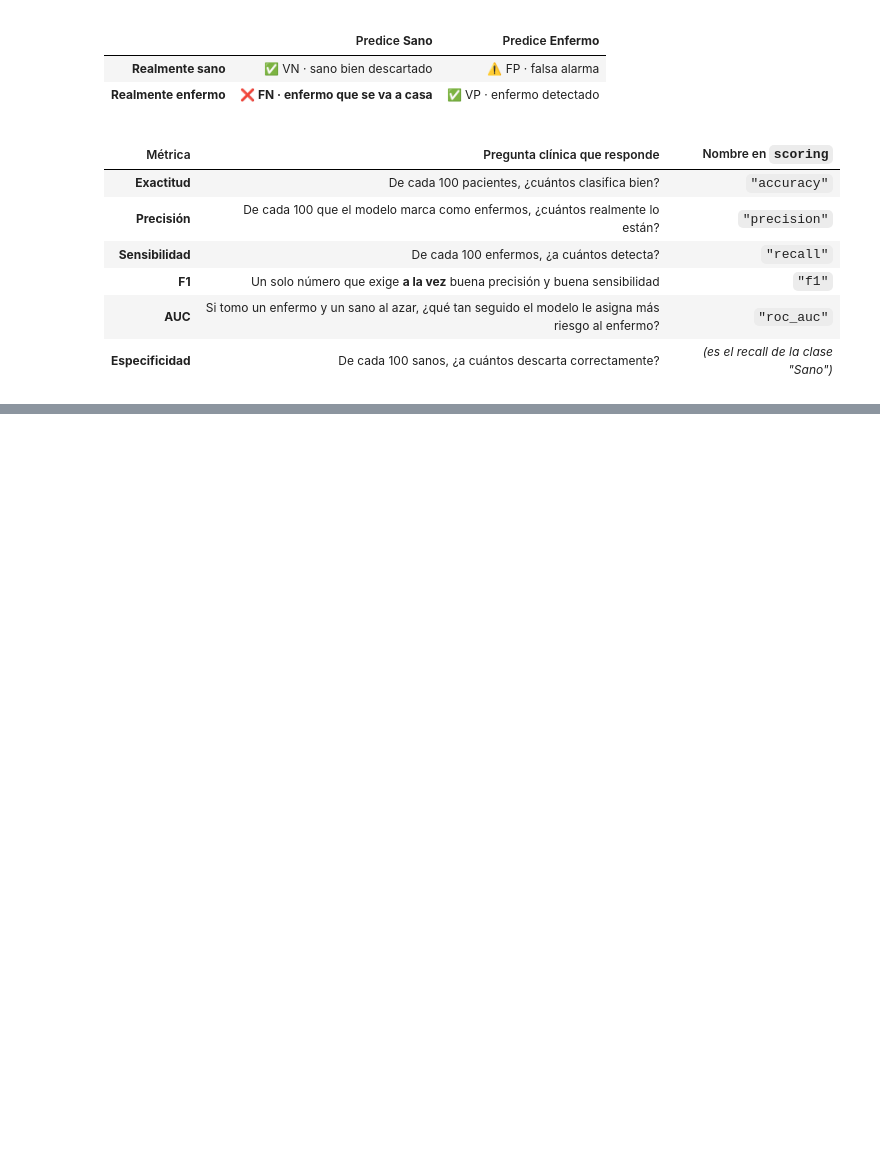
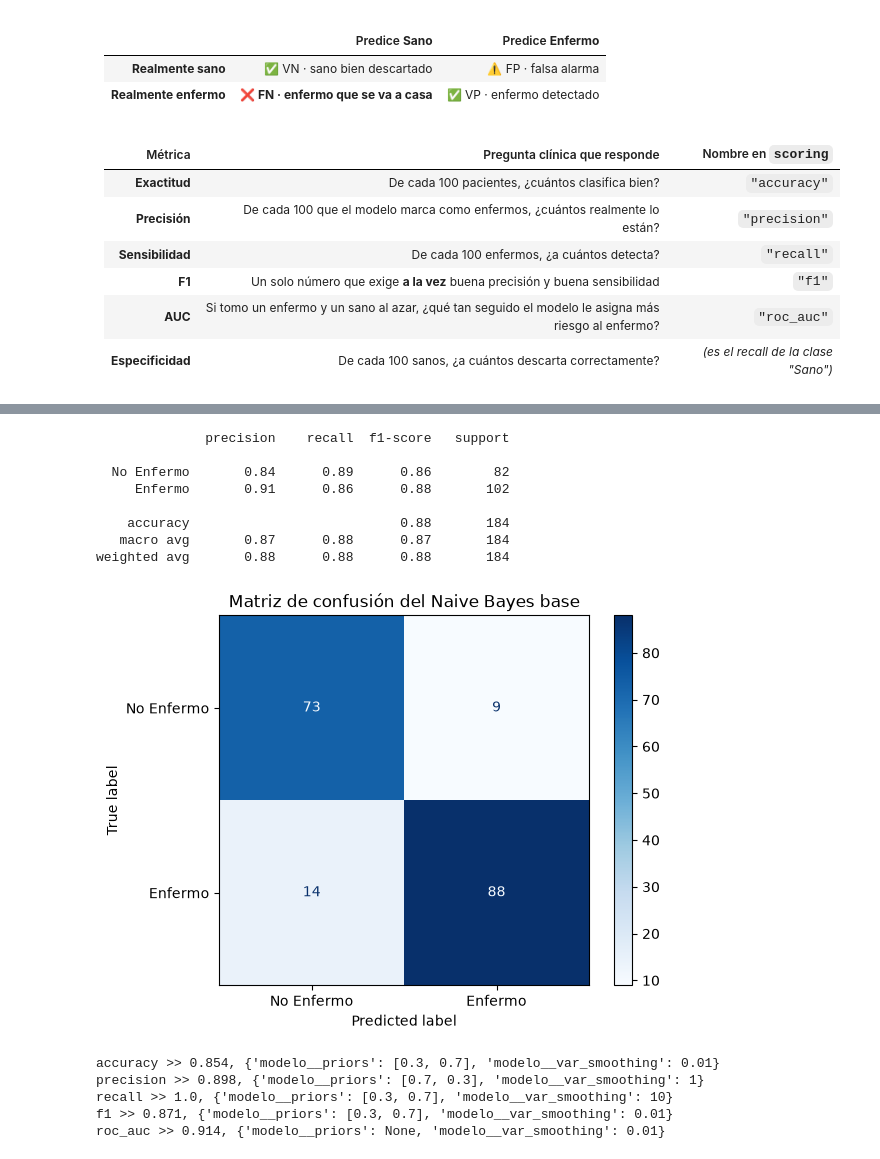
Before and after one commit to GusBR19/Pacticas_Inteligencia_Artificial, a Jupyter notebook: Practicas_2do_Parcial/Practica_SVM.ipynb, the cells around one changed output, grey strips where cells are left out. Cells and saved outputs as stored; diff of their text form; code cells hidden in the pictures; blank space fills up the shorter version.

```diff
--- a/Practicas_2do_Parcial/Practica_SVM.ipynb
+++ b/Practicas_2do_Parcial/Practica_SVM.ipynb
@@ -293,0 +408,19 @@ SyntaxError: invalid syntax (893671998.py, line 1)
+# %%
+valores_C = [0.001, 0.01, 0.1, 1, 10, 100]
+
+rejilla_svm = [
+    {"modelo__kernel":       ["linear"],
+     "modelo__C":            valores_C,
+     "modelo__class_weight": [None, "balanced"]},
+
+    {"modelo__kernel":       ["rbf"],
+     "modelo__C":            valores_C,
+     "modelo__gamma":        ["scale", 0.01, 0.1],
+     "modelo__class_weight": [None, "balanced"]},
+]
+# %%
+for metrica in metricas:
+    busqueda = GridSearchCV(svm_base, rejilla_svm, scoring= metrica, cv=5, n_jobs= -1)
+    busqueda.fit(X_train, y_train)
+    mejores_modelos[metrica] = busqueda.best_estimator_
+    print(f'{metrica} >> {round(busqueda.best_score_, 3)}, {busqueda.best_params_}')
@@ -293,0 +433,12 @@ SyntaxError: invalid syntax (893671998.py, line 1)
+# %%
+# Creando el modelo base
+from sklearn.naive_bayes import GaussianNB
+
+# Pipeline: preparación → modelo
+nb_base = Pipeline([
+    ("prep",   prep),
+    ("modelo", GaussianNB())
+])
+
+# Ajustando modelo con valores por defecto
+nb_base.fit(X_train, y_train)
@@ -293,0 +458,19 @@ SyntaxError: invalid syntax (893671998.py, line 1)
+# %%
+y_pred = nb_base.predict(X_test)
+
+print(classification_report(y_test, y_pred,target_names=clases))
+
+ConfusionMatrixDisplay.from_predictions(y_test, y_pred, display_labels=clases, cmap='Blues')
+
+plt.title('Matriz de confusión del Naive Bayes base')
+plt.show()
+# %% [output]
+              precision    recall  f1-score   support
+
+  No Enfermo       0.84      0.89      0.86        82
+     Enfermo       0.91      0.86      0.88       102
+
+    accuracy                           0.88       184
+   macro avg       0.87      0.88      0.87       184
+weighted avg       0.88      0.88      0.88       184
+[figure, added]
@@ -293,0 +484,12 @@ SyntaxError: invalid syntax (893671998.py, line 1)
+# %%
+for metrica in metricas:
+    busqueda = GridSearchCV(nb_base, rejilla_nb, scoring= metrica, cv=5, n_jobs= -1)
+    busqueda.fit(X_train, y_train)
+    mejores_modelos[metrica] = busqueda.best_estimator_
+    print(f'{metrica} >> {round(busqueda.best_score_, 3)}, {busqueda.best_params_}')
+# %% [output]
+accuracy >> 0.854, {'modelo__priors': [0.3, 0.7], 'modelo__var_smoothing': 0.01}
+precision >> 0.898, {'modelo__priors': [0.7, 0.3], 'modelo__var_smoothing': 1}
+recall >> 1.0, {'modelo__priors': [0.3, 0.7], 'modelo__var_smoothing': 10}
+f1 >> 0.871, {'modelo__priors': [0.3, 0.7], 'modelo__var_smoothing': 0.01}
+roc_auc >> 0.914, {'modelo__priors': None, 'modelo__var_smoothing': 0.01}
```
Also changed, not shown: parts of 15 cells of this notebook, 1 other file.
